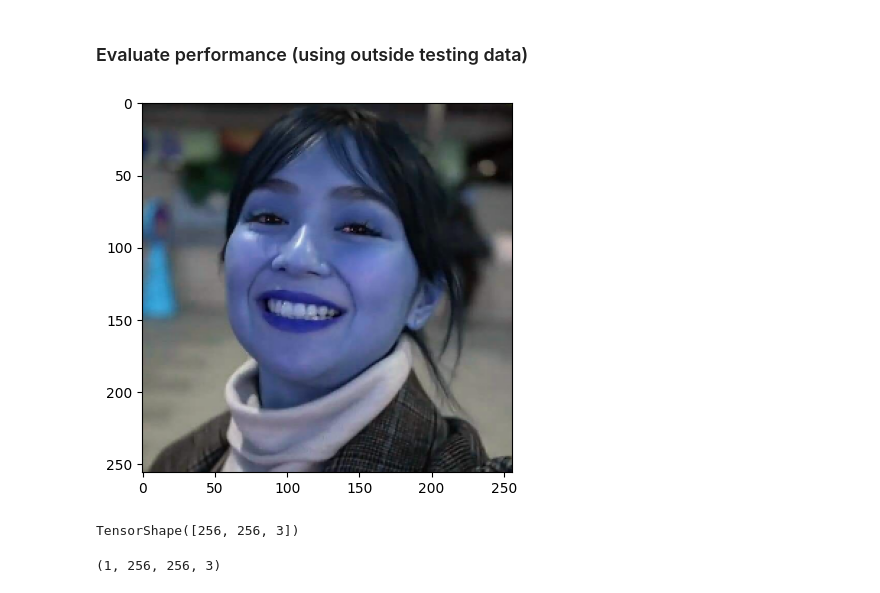
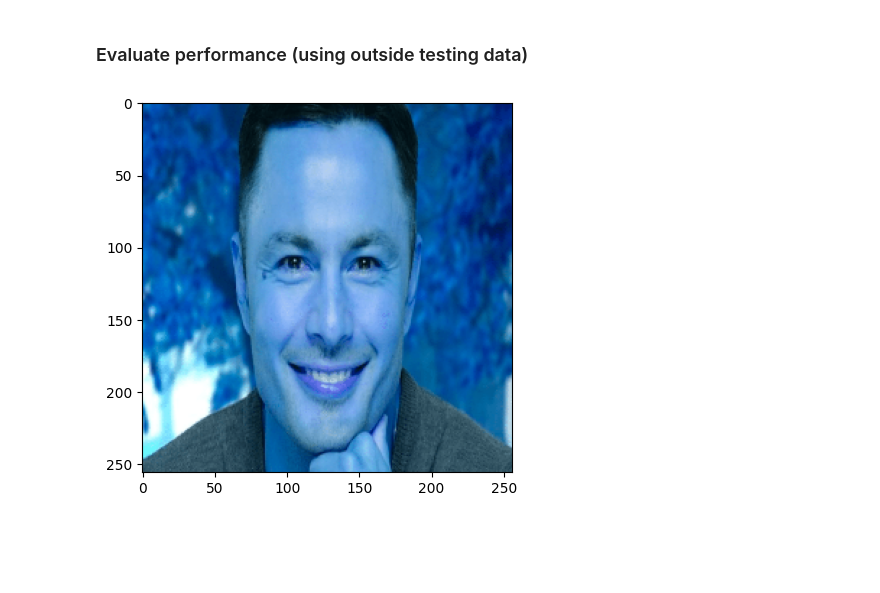
Before and after one commit to mmvergara/mmv-ml, a Jupyter notebook: expression-classifier/expression-classifier.ipynb, the cells around one changed output. Drawn from its saved outputs; the diff is of its cells as text; code cells hidden in the pictures; blank space fills up the shorter version.

```diff
--- a/expression-classifier/expression-classifier.ipynb
+++ b/expression-classifier/expression-classifier.ipynb
@@ -182,20 +186,12 @@ precision: 1.0 || recall: 1.0 || accuracy: 1.0
 # %% [markdown]
 ### Evaluate performance (using outside testing data)
 # %%
-img = cv2.imread(os.path.join("outside-test","test1.jpg"))
+img = cv2.imread(os.path.join("outside-test","test3.png"))
 resized_img = tf.image.resize(img,(256,256))
 plt.imshow(resized_img.numpy().astype(int))
 plt.show()
 # %% [output]
-[figure, old version]
+[figure, new version]
-# %%
-resized_img.shape
-# %% [output]
-TensorShape([256, 256, 3])
-# %%
-np.expand_dims(resized_img/255.0,0).shape
-# %% [output]
-(1, 256, 256, 3)
 # %%
 yhat = model.predict(np.expand_dims(resized_img/255,0))
 yhat
```
Also changed, not shown: parts of 12 cells of this notebook, 18 other files.
